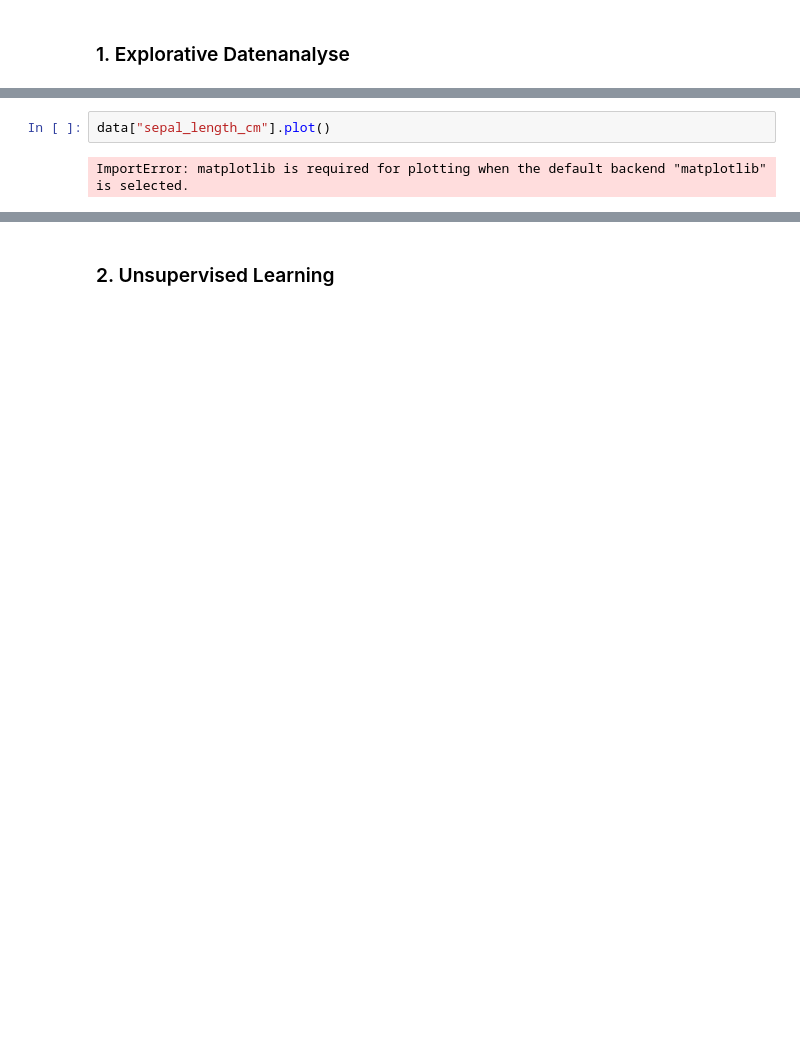
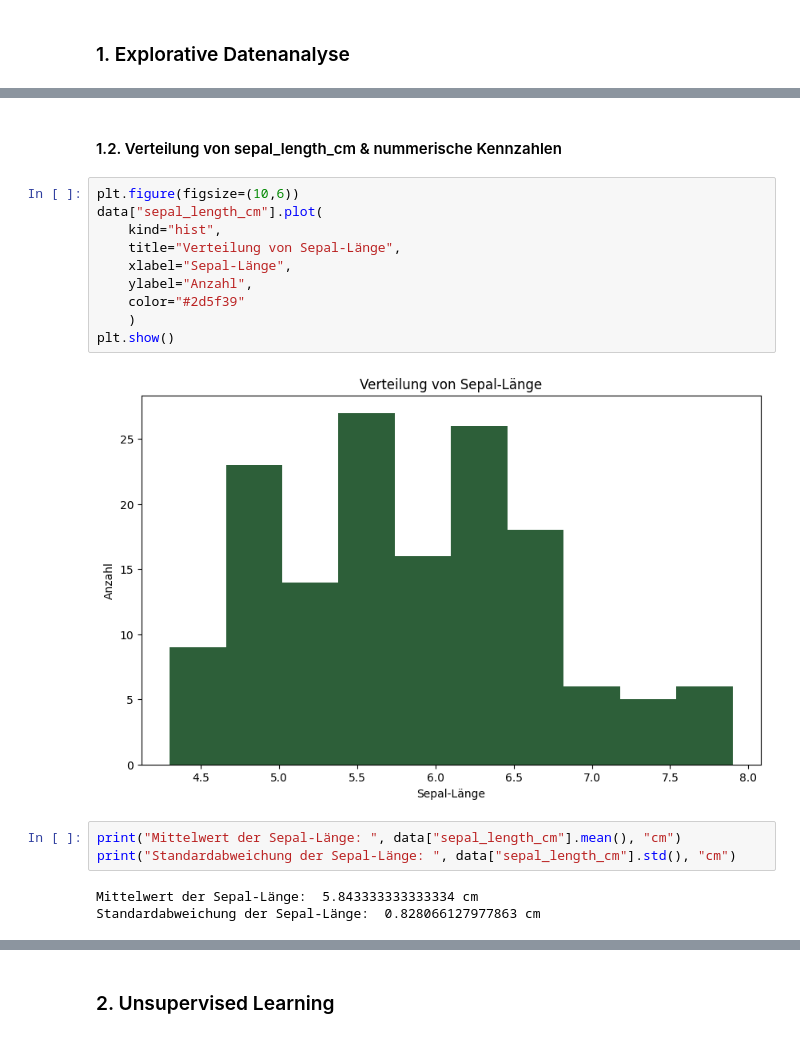
Before and after one commit to cmaderboek/gruppenprojekt_datascience, a Jupyter notebook: gruppenprojekt_lexer_maderboek.ipynb, the cells around one changed output, grey strips where cells are left out. Drawn from its saved outputs; the diff is of its cells as text; blank space fills up the shorter version.

```diff
--- a/gruppenprojekt_lexer_maderboek.ipynb
+++ b/gruppenprojekt_lexer_maderboek.ipynb
@@ -33,4 +42,20 @@ data.describe()
+# %% [markdown]
+#### 1.2. Verteilung von sepal_length_cm & nummerische Kennzahlen
+# %%
+plt.figure(figsize=(10,6))
+data["sepal_length_cm"].plot(
+    kind="hist",
+    title="Verteilung von Sepal-Länge",
+    xlabel="Sepal-Länge",
+    ylabel="Anzahl",
+    color="#2d5f39"
+    )
+plt.show()
+# %% [output]
+[figure, added]
 # %%
-data["sepal_length_cm"].plot()
+print("Mittelwert der Sepal-Länge: ", data["sepal_length_cm"].mean(), "cm")
+print("Standardabweichung der Sepal-Länge: ", data["sepal_length_cm"].std(), "cm")
 # %% [output]
-ImportError: matplotlib is required for plotting when the default backend "matplotlib" is selected.
+Mittelwert der Sepal-Länge:  5.843333333333334 cm
+Standardabweichung der Sepal-Länge:  0.828066127977863 cm
```
Also changed, not shown: parts of 39 cells of this notebook.
